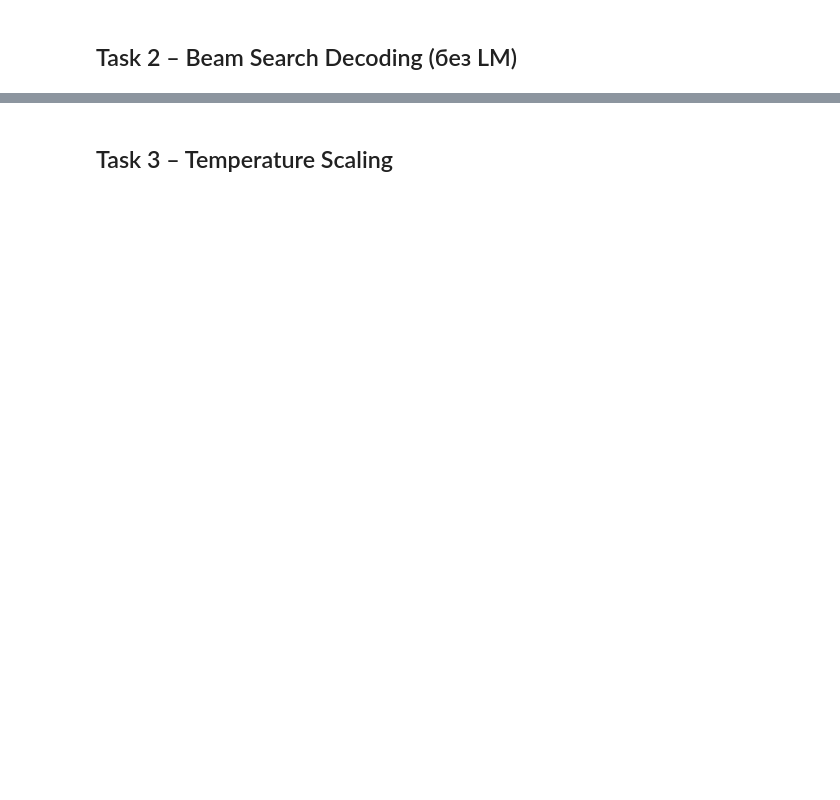
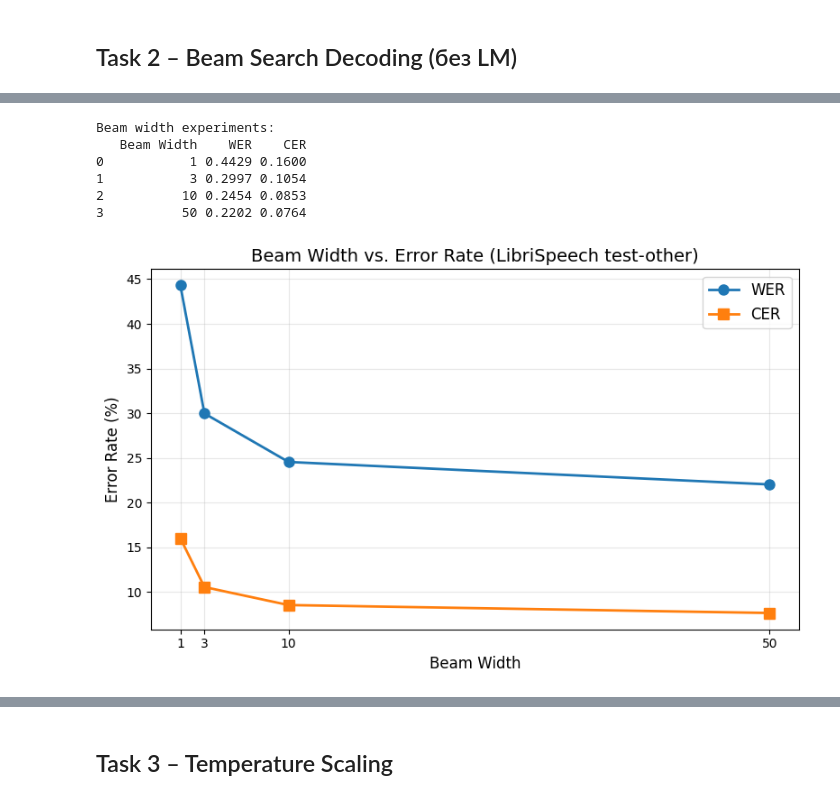
Before and after one commit to Alberelloo/2026_ASR_ITMO_course, a Jupyter notebook: hw2/ASR_hw2.ipynb, the cells around one changed output, grey strips where cells are left out. Saved outputs shown, nothing was run; the diff lists cells and outputs as text; code cells hidden in the pictures; blank space fills up the shorter version.

```diff
--- a/hw2/ASR_hw2.ipynb
+++ b/hw2/ASR_hw2.ipynb
@@ -106,0 +278,10 @@ raise NotImplementedError
+# %%
+beam_widths = [1, 3, 10, 50]
+results_beam = []
+for bw in beam_widths:
+    decoder = Wav2Vec2Decoder(lm_model_path=None, temperature=1.0, beam_width=bw)
+    manifest_path = Path('data/librispeech_test_other/manifest.csv')
+    manifest = load_manifest(manifest_path)
+    wer, cer = evaluate_decoder(decoder, manifest, method="beam")
+    results_beam.append((bw, wer, cer))
+    print(f"Beam width {bw}: WER={wer*100:.2f}%, CER={cer*100:.2f}%")
@@ -106,0 +329,25 @@ raise NotImplementedError
+# %%
+# -------------------- Task 2: Визуализация --------------------
+df_beam = pd.DataFrame(results_beam, columns=["Beam Width", "WER", "CER"])
+print("\nBeam width experiments:")
+print(df_beam.to_string(formatters={"WER": "{:.4f}".format, "CER": "{:.4f}".format}))
+
+plt.figure(figsize=(8, 5))
+plt.plot(df_beam["Beam Width"], df_beam["WER"]*100, marker='o', linewidth=2, markersize=8, label="WER")
+plt.plot(df_beam["Beam Width"], df_beam["CER"]*100, marker='s', linewidth=2, markersize=8, label="CER")
+plt.xlabel("Beam Width", fontsize=12)
+plt.ylabel("Error Rate (%)", fontsize=12)
+plt.title("Beam Width vs. Error Rate (LibriSpeech test-other)", fontsize=14)
+plt.legend(fontsize=12)
+plt.grid(True, alpha=0.3)
+plt.xticks(df_beam["Beam Width"])
+plt.tight_layout()
+plt.show()
+# %% [output]
+Beam width experiments:
+   Beam Width    WER    CER
+0           1 0.4429 0.1600
+1           3 0.2997 0.1054
+2          10 0.2454 0.0853
+3          50 0.2202 0.0764
+[figure, added]
```
Also changed, not shown: parts of 16 cells of this notebook.
